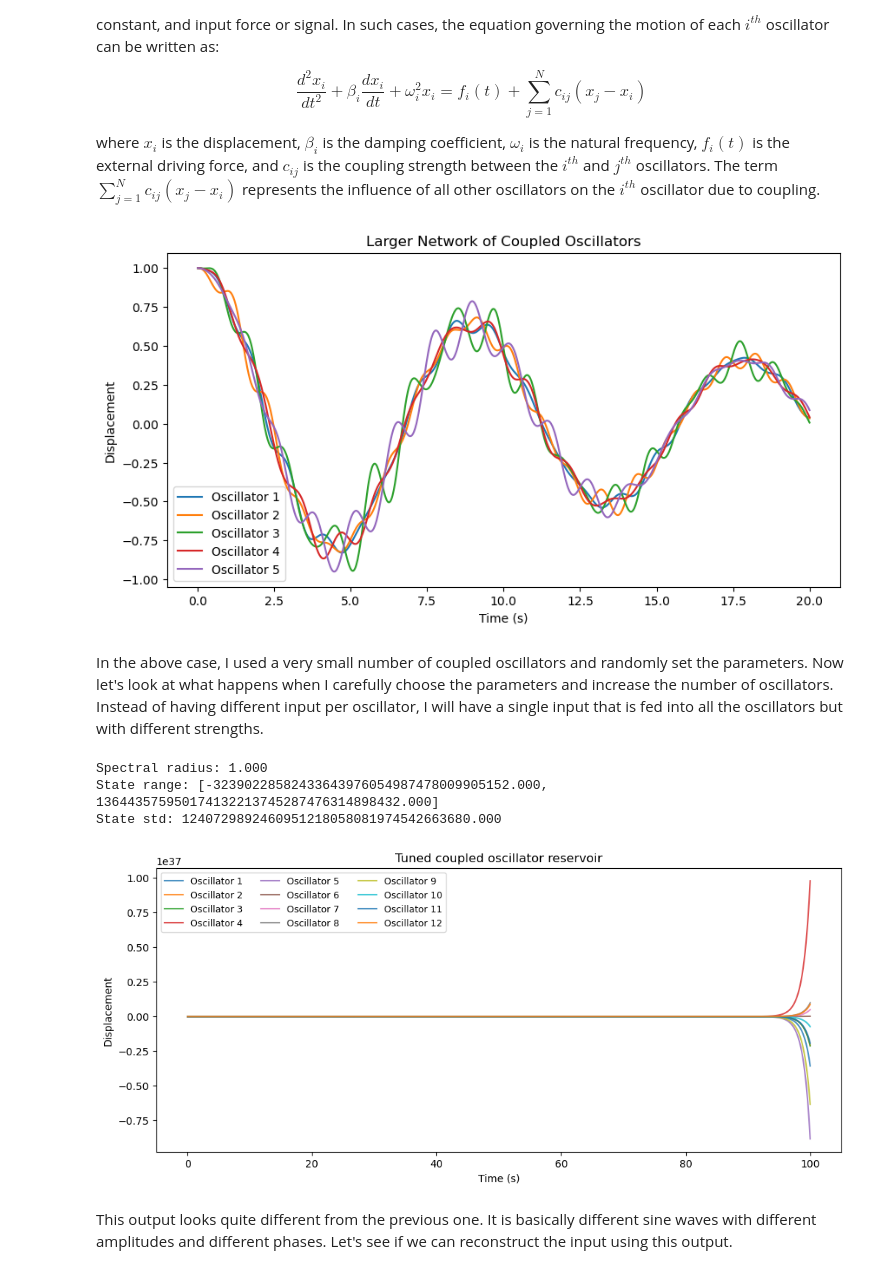
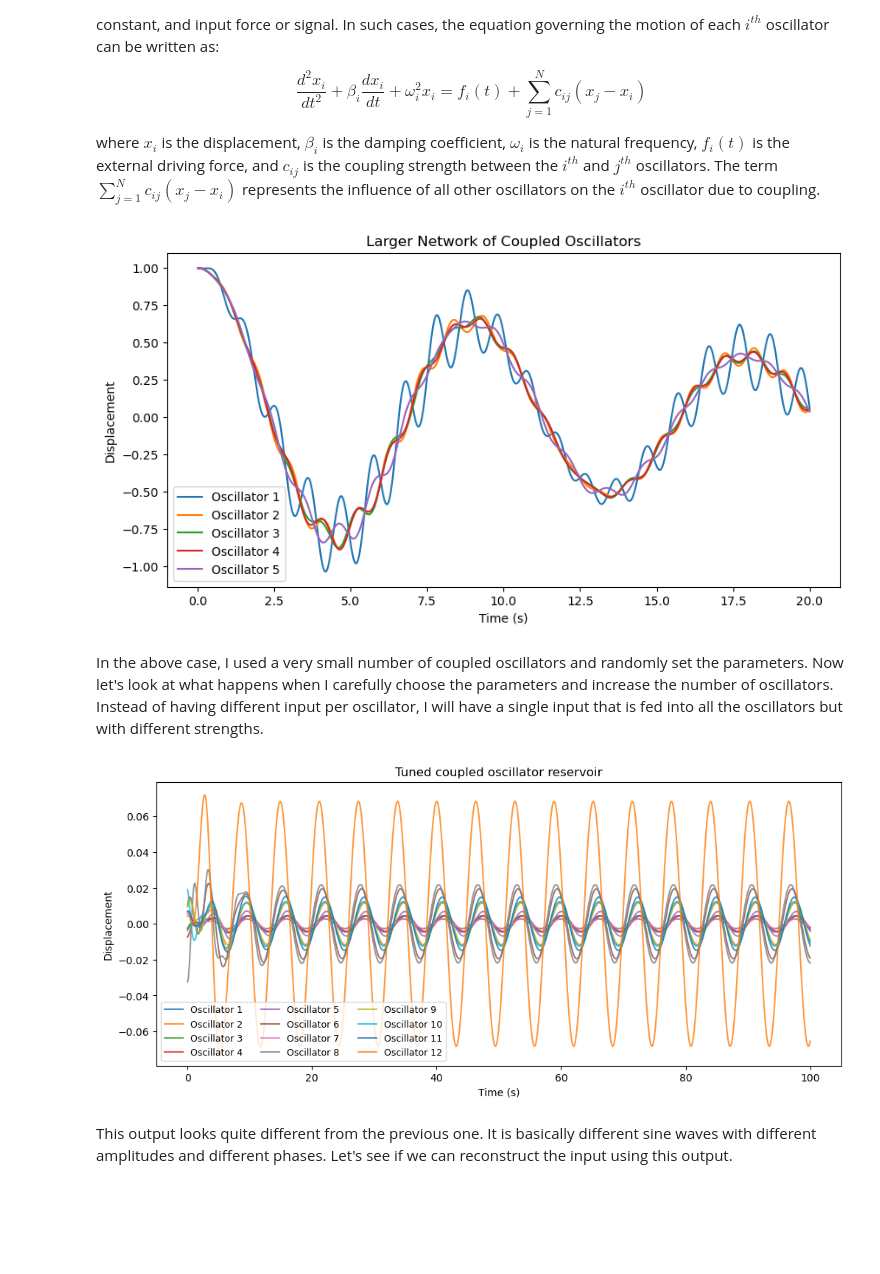
Before and after one commit to apoorvakhairnar/the_curious_notebook, a Jupyter notebook: modules/dynamics_that_compute/01_coupled_oscillator_reservoir/notebook.ipynb, the cells around one changed output. Cells and saved outputs as stored; diff of their text form; code cells hidden in the pictures; blank space fills up the shorter version.

```diff
--- a/modules/dynamics_that_compute/01_coupled_oscillator_reservoir/notebook.ipynb
+++ b/modules/dynamics_that_compute/01_coupled_oscillator_reservoir/notebook.ipynb
@@ -189,12 +189,12 @@ F0 = 1.0
 omega_d = 2 * np.pi  # Driving frequency
 seed = 56
 rng = np.random.default_rng(seed)
-F_matrix = rng.uniform(-1.0, 1.0, N)
+F_matrix = np.zeros(N)
+F_matrix[0:1] = 1.0  # Only the first oscillator is driven, others are passive
 # F_matrix = np.random.rand(N)# * 2 * np.pi  # Random driving frequencies
 seed = 268
 rng = np.random.default_rng(seed)
 c_matrix = rng.uniform(0, 10, (N, N))  # Random coupling strengths
-c_matrix = c_matrix - np.diag(np.diag(c_matrix))  # Remove self-coupling
 y0 = np.concatenate([np.ones(N), np.zeros(N)])  # Initial conditions: [x1, x2, ..., v1, v2, ...]
 t_span = (0, 20)
 t_eval = np.linspace(*t_span, 1000)
@@ -212,10 +212,12 @@ plt.ylabel('Displacement')
 plt.legend()
 plt.show()
 # %% [output]
-[figure, old version]
+[figure, new version]
 # %% [markdown]
 In the above case, I used a very small number of coupled oscillators and randomly set the parameters. Now let's look at what happens when I carefully choose the parameters and increase the number of oscillators. Instead of having different input per oscillator, I will have a single input that is fed into all the oscillators but with different strengths.
 # %%
+import scipy
+
 def drive_signal(t, omega_d):
     return np.sin(omega_d * t)
 
@@ -225,14 +227,33 @@ def coupled_oscillators(t, y, k_matrix, m, beta_matrix, F0, omega_d, F_matrix, c
     v = y[N:]
 
     dxdt = v
-    dvdt = np.zeros(N)
-    drive = drive_signal(t, omega_d)
-    for i in range(N):
-        Ft = F_matrix[i] * F0 * drive
-        coupling_term = np.sum(c_matrix[i] * (x - x[i]))
-        dvdt[i] = -beta_matrix[i] * v[i] - (k_matrix[i, i] / m) * x[i] + coupling_term + Ft / m
+
+    u = drive_signal(t, omega_d)
+
+    row_sums = c_matrix.sum(axis=1)
+    coupling_term = c_matrix @ x - row_sums * x  # Efficient coupling term calculation
+
+    dvdt = -beta_matrix * v - omega_n**2 * x + coupling_term + (F_matrix * F0 * u) / m
 
     return np.concatenate([dxdt, dvdt])
+
+def make_coupling_matrix(N, density, coupling_strength, omega_n, rng):
+    A = rng.random((N, N)) < density
+    A = np.triu(A, 1)
+    A = A + A.T
+
+    weights = rng.uniform(0.5, 1.5, size=(N, N))
+    c_matrix = A * weights
+
+    row_sums = c_matrix.sum(axis=1)
+    max_row_sum = row_sums.max()
+
+    if max_row_sum > 0:
+        target_row_sum = coupling_strength * np.median(omega_n**2)
+        c_matrix *= target_row_sum / max_row_sum
+
+    np.fill_diagonal(c_matrix, 0.0)
+    return c_matrix
 
 # Tuned parameters for a bounded, diverse reservoir response
 N = 128
@@ -240,63 +261,52 @@ m = 1.0
 seed = 56
 rng = np.random.default_rng(seed)
 
-beta_matrix = rng.uniform(0.24, 0.74, N)
-omega_n = rng.uniform(0.96, 1.08, N)
+zeta_matrix = rng.uniform(0.3, 1.0, N)
+omega_n = np.exp(rng.uniform(np.log(0.3), np.log(5.0), N))
 k_matrix = np.diag(m * omega_n**2)
+beta_matrix = 2 * m * zeta_matrix * omega_n
 
-omega_d = 1.02
+omega_d = 1.0  # Driving frequency
 F0 = 2.5
-F_matrix = rng.uniform(-1.5, 1.5, N)
+F_matrix = np.zeros(N)
+input_nodes = np.array([0])  # Only the first oscillator is driven
+readout_nodes = np.arange(1, N)  # All oscillators are read out except the first one
+F_matrix[input_nodes] = 1.0  # Only the first oscillator is driven, others are passive
 
 seed = 268
 rng = np.random.default_rng(seed)
-c_matrix = rng.normal(0.0, 0.3, (N, N))
-mask = rng.random((N, N)) < 0.1
-c_matrix = c_matrix * mask
-
-raw_radius = max(abs(np.linalg.eigvals(c_matrix)))
-target_spectral_radius = 0.999999
-if raw_radius > 0:
-    c_matrix *= target_spectral_radius / raw_radius
-spectral_radius = max(abs(np.linalg.eigvals(c_matrix)))
-assert spectral_radius < 1.0, f"Spectral radius is {spectral_radius}, which is not less than 1."
+c_matrix = make_coupling_matrix(N, density=0.1, coupling_strength=10, omega_n=omega_n, rng=rng)
 
 y0 = 0.01 * rng.standard_normal(2 * N)
 t_span = (0.0, 100.0)
 t_eval = np.linspace(*t_span, 5000)
 
 sol = solve_ivp(
     coupled_oscillators,
     t_span,
     y0,
     args=(k_matrix, m, beta_matrix, F0, omega_d, F_matrix, c_matrix),
     t_eval=t_eval,
     max_step=0.05,
     rtol=1e-6,
     atol=1e-8,
  )
 
 assert sol.success, sol.message
-X = sol.y.T
+X_sol = sol.y[:N].T
+X = X_sol[:, readout_nodes]  # Read out only the passive oscillators
 input_trace = drive_signal(sol.t, omega_d)
-
-print(f"Spectral radius: {spectral_radius:.3f}")
-print(f"State range: [{X.min():.3f}, {X.max():.3f}]")
-print(f"State std: {X.std():.3f}")
 
 fig, ax = plt.subplots(1, 1, figsize=(12, 5))
 for i in range(12):
     ax.plot(sol.t, X[:, i], label=f"Oscillator {i + 1}", alpha=0.8)
 ax.set_title("Tuned coupled oscillator reservoir")
 ax.set_xlabel("Time (s)")
 ax.set_ylabel("Displacement")
 ax.legend(ncol=3, fontsize=9)
 plt.show()
 # %% [output]
-Spectral radius: 1.000
-State range: [-32390228582433643976054987478009905152.000, 136443575950174132213745287476314898432.000]
-State std: 1240729892460951218058081974542663680.000
-[figure, old version]
+[figure, new version]
 # %% [markdown]
 This output looks quite different from the previous one. It is basically different sine waves with different amplitudes and different phases. Let's see if we can reconstruct the input using this output.
 # %%
```
Also changed, not shown: parts of 8 cells of this notebook.
